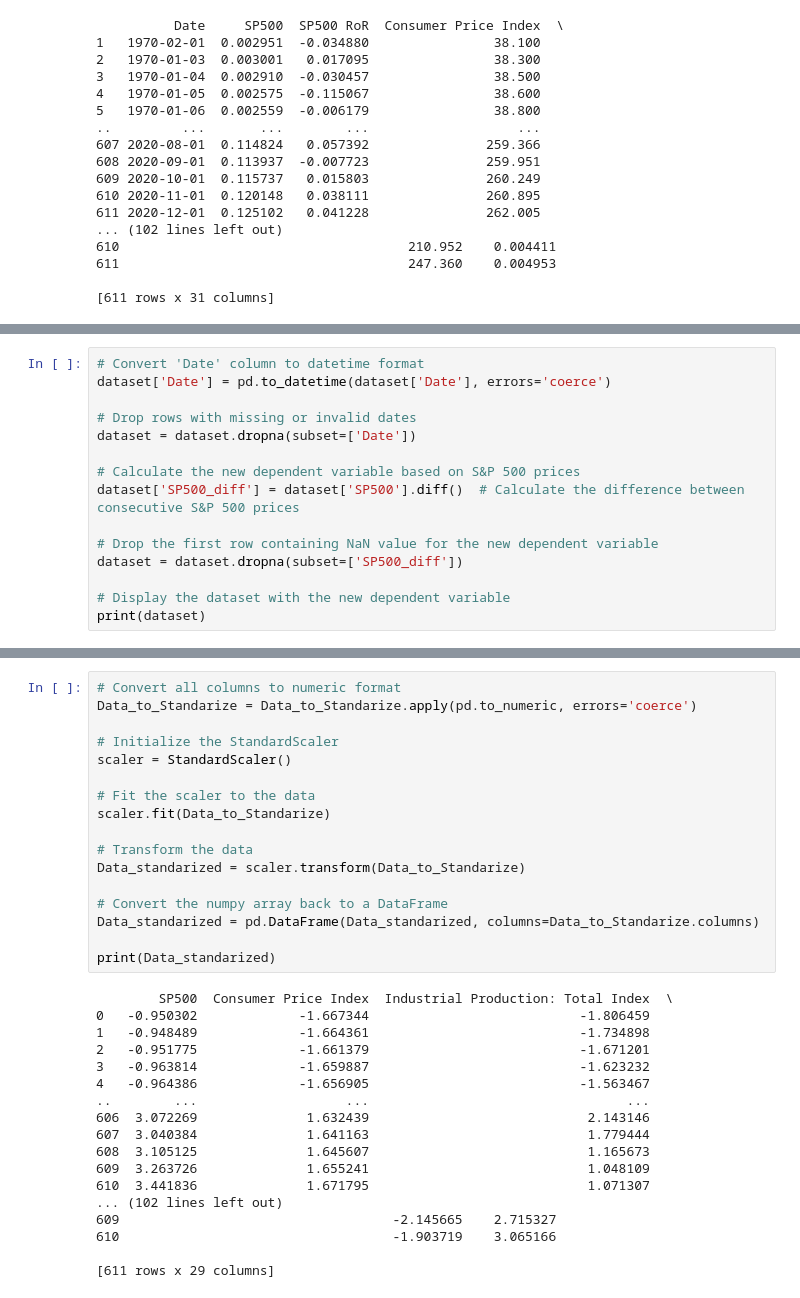
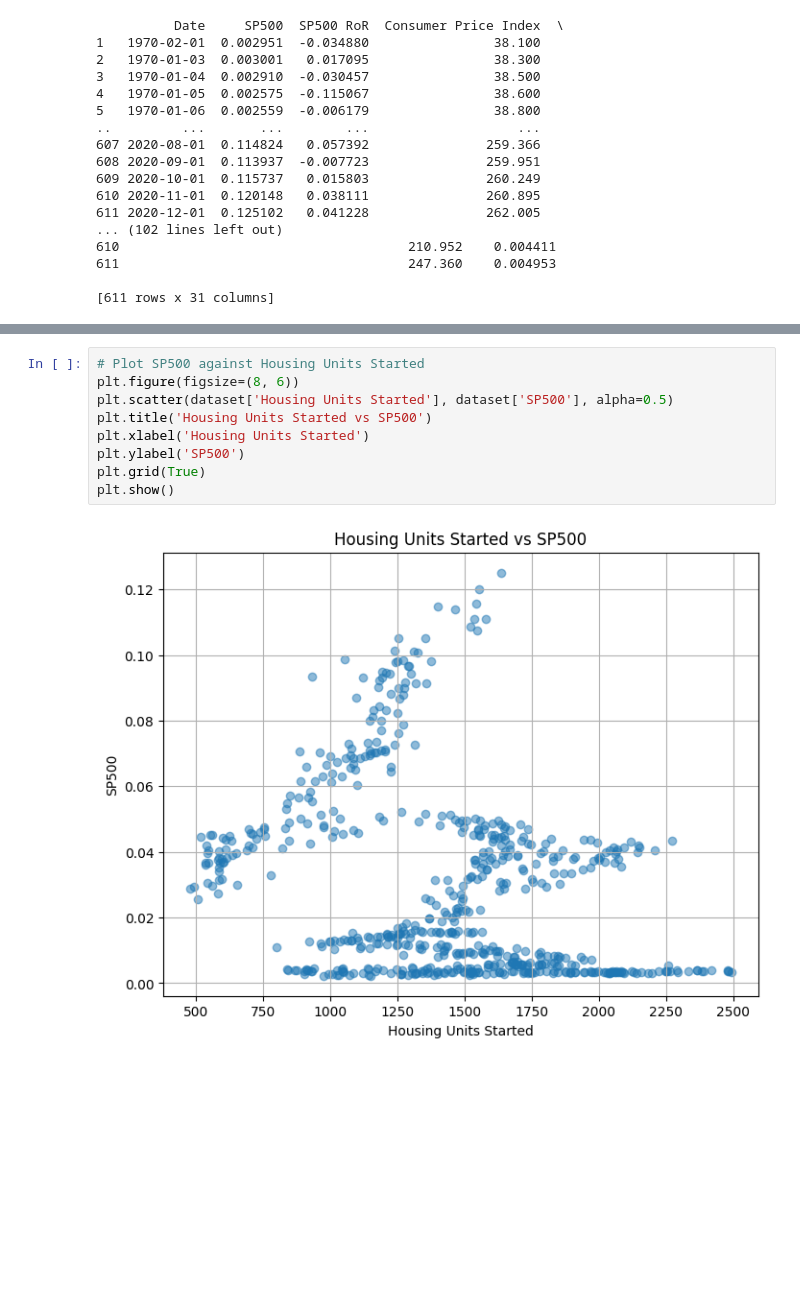
Before and after one commit to PiotrUchman97/Interest-Rates-SP500-RR-Project, a Jupyter notebook: RR_project_Ml.ipynb, the cells around one changed output, grey strips where cells are left out. Cells and saved outputs as stored; diff of their text form; blank space fills up the shorter version.

```diff
--- a/RR_project_Ml.ipynb
+++ b/RR_project_Ml.ipynb
@@ -317,15 +361,0 @@ print(Data_to_Standarize)
-# %%
-# Convert 'Date' column to datetime format
-dataset['Date'] = pd.to_datetime(dataset['Date'], errors='coerce')
-
-# Drop rows with missing or invalid dates
-dataset = dataset.dropna(subset=['Date'])
-
-# Calculate the new dependent variable based on S&P 500 prices
-dataset['SP500_diff'] = dataset['SP500'].diff()  # Calculate the difference between consecutive S&P 500 prices
-
-# Drop the first row containing NaN value for the new dependent variable
-dataset = dataset.dropna(subset=['SP500_diff'])
-
-# Display the dataset with the new dependent variable
-print(dataset)
@@ -415,35 +362,11 @@ Zivot-Andrews Test strongly supports stationarity in the time series, as its tes
-# %%
-# Convert all columns to numeric format
-Data_to_Standarize = Data_to_Standarize.apply(pd.to_numeric, errors='coerce')
-
-# Initialize the StandardScaler
-scaler = StandardScaler()
-
-# Fit the scaler to the data
-scaler.fit(Data_to_Standarize)
-
-# Transform the data
-Data_standarized = scaler.transform(Data_to_Standarize)
-
-# Convert the numpy array back to a DataFrame
-Data_standarized = pd.DataFrame(Data_standarized, columns=Data_to_Standarize.columns)
-
-print(Data_standarized)
-# %% [output]
-        SP500  Consumer Price Index  Industrial Production: Total Index  \
-0   -0.950302             -1.667344                           -1.806459
-1   -0.948489             -1.664361                           -1.734898
-2   -0.951775             -1.661379                           -1.671201
-3   -0.963814             -1.659887                           -1.623232
-4   -0.964386             -1.656905                           -1.563467
-..        ...                   ...                                 ...
-606  3.072269              1.632439                            2.143146
-607  3.040384              1.641163                            1.779444
-608  3.105125              1.645607                            1.165673
-609  3.263726              1.655241                            1.048109
-610  3.441836              1.671795                            1.071307
-... (102 lines left out)
-609                                   -2.145665    2.715327
-610                                   -1.903719    3.065166
-
-[611 rows x 29 columns]
+# %%
+# Plot SP500 against Housing Units Started
+plt.figure(figsize=(8, 6))
+plt.scatter(dataset['Housing Units Started'], dataset['SP500'], alpha=0.5)
+plt.title('Housing Units Started vs SP500')
+plt.xlabel('Housing Units Started')
+plt.ylabel('SP500')
+plt.grid(True)
+plt.show()
+# %% [output]
+[figure, added]
```
Also changed, not shown: parts of 11 cells of this notebook.
